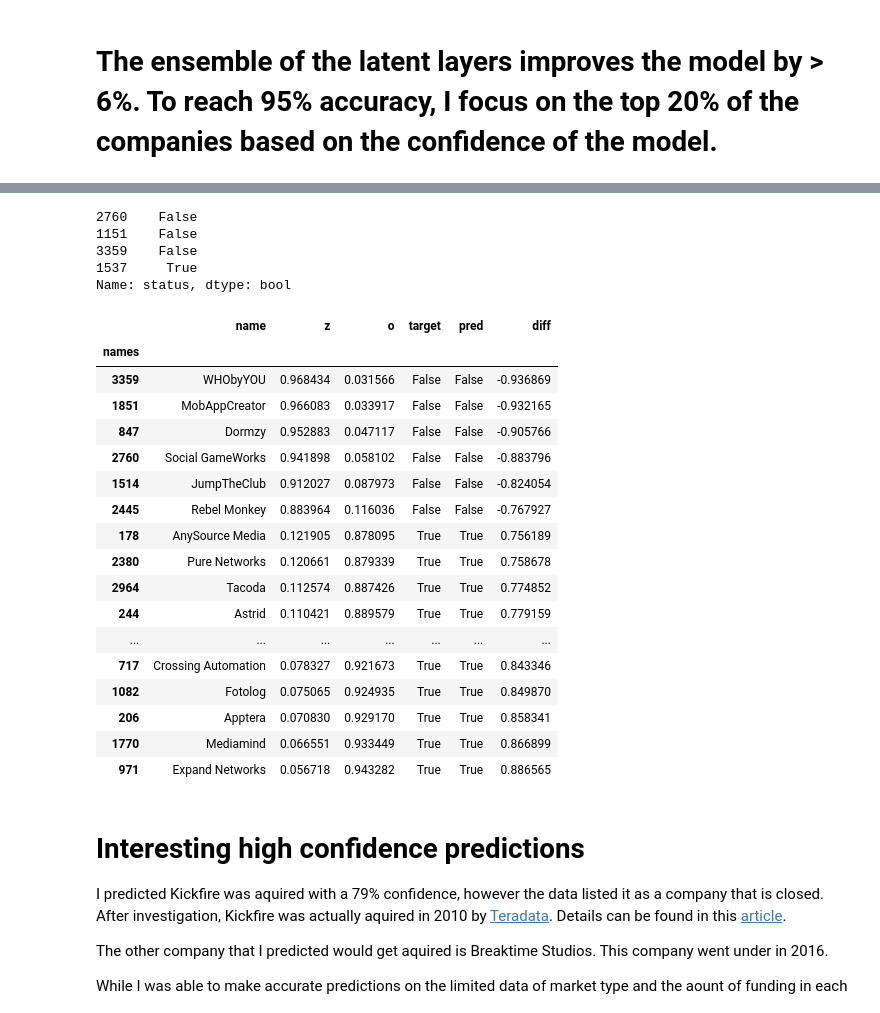
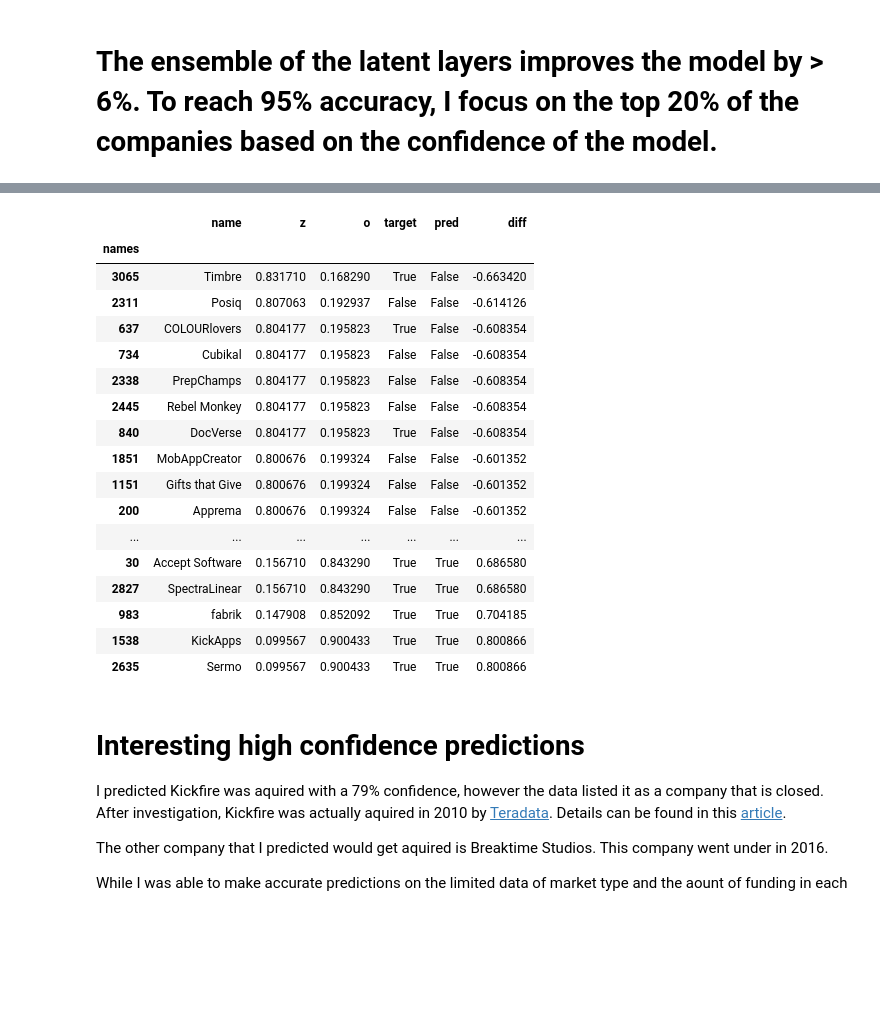
Before and after one commit to patrick-hanley/thought_experiments_original, a Jupyter notebook: _notebooks/2021-02-05-fastai_crunchbase.ipynb, the cells around one changed output, grey strips where cells are left out. Cells and saved outputs as stored; diff of their text form; code cells hidden in the pictures; blank space fills up the shorter version.

```diff
--- a/_notebooks/2021-02-05-fastai_crunchbase.ipynb
+++ b/_notebooks/2021-02-05-fastai_crunchbase.ipynb
@@ -527,10 +482,10 @@ combined_predictions.drop(['company_index'],axis=1,inplace=True, errors='ignore'
 combined_predictions.drop(['combined_confidence'],axis=1,inplace=True, errors='ignore')
 
 # add new feature summing predictions
-# combined_predictions['combined_confidence'] = combined_predictions.delta_RandomForest_aquired_embed_1_RandomForest_closed_embed_1 +\
-#  combined_predictions.delta_RandomForest_aquired_embed_2_RandomForest_closed_embed_2 +\
-#                   combined_predictions.delta_RandomForest_aquired_embed_3_RandomForest_closed_embed_3 +\
-#                    combined_predictions.delta_RandomForest_aquired_default_embedding_RandomForest_closed_default_embedding
+combined_predictions['combined_confidence'] = combined_predictions.delta_RandomForest_aquired_embed_1_RandomForest_closed_embed_1 +\
+ combined_predictions.delta_RandomForest_aquired_embed_2_RandomForest_closed_embed_2 +\
+                  combined_predictions.delta_RandomForest_aquired_embed_3_RandomForest_closed_embed_3 +\
+                   combined_predictions.delta_RandomForest_aquired_default_embedding_RandomForest_closed_default_embedding
 
 #now need to split d2 into train and valid sets
 X_train_combined, X_test_combined, y_train_combined, y_test_combined = train_test_split(combined_predictions, y_test, test_size=test_size, random_state=seed)
@@ -569,7 +524,7 @@ weighted avg       0.74      0.74      0.74       140
 # %%
 
-#clf = RandomForestClassifier(max_depth=3, random_state=0, oob_score=False, min_samples_split=100, n_estimators=5)
-clf = RandomForestClassifier(max_depth=200, random_state=0, oob_score=True, min_samples_split=30)
+clf = RandomForestClassifier(max_depth=3, random_state=0, oob_score=False, min_samples_split=100, n_estimators=5)
+#clf = RandomForestClassifier(max_depth=200, random_state=0, oob_score=True, min_samples_split=30)
 clf.fit(X_train_combined, y_train_combined)
 print (clf.score(X_test_combined, y_test_combined))
 # %% [output]
@@ -593,60 +532,52 @@ pred_df[:4]
-# %%
-y_test_combined[:4]
-# %% [output]
-2760    False
-1151    False
-3359    False
-1537     True
-Name: status, dtype: bool
 # %%
 #hide
 predicted_val=clf.predict_proba(X_test_combined)
-
+predicted=clf.predict(X_test_combined)
 
 pred_df=pd.DataFrame(predicted_val, columns=['z','o'])
 #pred_df['names']=(X_test_combined.company_index.values)
 
 pred_df['target']=y_test_combined.values
 pred_df['names']=y_test_combined.index
 pred_df['pred']=predicted
 
 
 pred_df['diff'] = pred_df.apply(lambda x: x['o'] - x['z'], axis=1)
 
 #pred_df=pred_df[np.abs(pred_df['diff'])>1.4]
 #pred_df=pred_df[(pred_df['diff']>1.7) | (pred_df['diff']<-1.58)] #93 with 4 models
 confident_pred_df=pred_df[(pred_df['diff']>1.21) | (pred_df['diff']<-1.22)] #92 with 1 model
-confident_pred_df=pred_df[(pred_df['diff']>.75) | (pred_df['diff']<-.75)] #92 with 1 model
+confident_pred_df=pred_df[(pred_df['diff']>.60) | (pred_df['diff']<-.60)] #92 with 1 model
 #confident_pred_df=pred_df
 
 
 #confident_pred_df.sort_values(by='diff')
 
 confident_pred_df.set_index('names',inplace=True)
 
 df_out = pd.merge(company_names, confident_pred_df, how = 'right',left_index = True, right_index = True)
 df_out.sort_values(by='diff')
 
 #confident_pred_df
 # %% [output]
 |  | name | z | o | target | pred | diff |
 | names |  |  |  |  |  |  |
-| 3359 | WHObyYOU | 0.968434 | 0.031566 | False | False | -0.936869 |
-| 1851 | MobAppCreator | 0.966083 | 0.033917 | False | False | -0.932165 |
-| 847 | Dormzy | 0.952883 | 0.047117 | False | False | -0.905766 |
-| 2760 | Social GameWorks | 0.941898 | 0.058102 | False | False | -0.883796 |
-| 1514 | JumpTheClub | 0.912027 | 0.087973 | False | False | -0.824054 |
-| 2445 | Rebel Monkey | 0.883964 | 0.116036 | False | False | -0.767927 |
-| 178 | AnySource Media | 0.121905 | 0.878095 | True | True | 0.756189 |
-| 2380 | Pure Networks | 0.120661 | 0.879339 | True | True | 0.758678 |
-| 2964 | Tacoda | 0.112574 | 0.887426 | True | True | 0.774852 |
-| 244 | Astrid | 0.110421 | 0.889579 | True | True | 0.779159 |
+| 3065 | Timbre | 0.831710 | 0.168290 | True | False | -0.663420 |
+| 2311 | Posiq | 0.807063 | 0.192937 | False | False | -0.614126 |
+| 637 | COLOURlovers | 0.804177 | 0.195823 | True | False | -0.608354 |
+| 734 | Cubikal | 0.804177 | 0.195823 | False | False | -0.608354 |
+| 2338 | PrepChamps | 0.804177 | 0.195823 | False | False | -0.608354 |
+| 2445 | Rebel Monkey | 0.804177 | 0.195823 | False | False | -0.608354 |
+| 840 | DocVerse | 0.804177 | 0.195823 | True | False | -0.608354 |
+| 1851 | MobAppCreator | 0.800676 | 0.199324 | False | False | -0.601352 |
+| 1151 | Gifts that Give | 0.800676 | 0.199324 | False | False | -0.601352 |
+| 200 | Apprema | 0.800676 | 0.199324 | False | False | -0.601352 |
 | ... | ... | ... | ... | ... | ... | ... |
-| 717 | Crossing Automation | 0.078327 | 0.921673 | True | True | 0.843346 |
-| 1082 | Fotolog | 0.075065 | 0.924935 | True | True | 0.849870 |
-| 206 | Apptera | 0.070830 | 0.929170 | True | True | 0.858341 |
-| 1770 | Mediamind | 0.066551 | 0.933449 | True | True | 0.866899 |
-| 971 | Expand Networks | 0.056718 | 0.943282 | True | True | 0.886565 |
+| 30 | Accept Software | 0.156710 | 0.843290 | True | True | 0.686580 |
+| 2827 | SpectraLinear | 0.156710 | 0.843290 | True | True | 0.686580 |
+| 983 | fabrik | 0.147908 | 0.852092 | True | True | 0.704185 |
+| 1538 | KickApps | 0.099567 | 0.900433 | True | True | 0.800866 |
+| 2635 | Sermo | 0.099567 | 0.900433 | True | True | 0.800866 |
 # %% [markdown]
 # Interesting high confidence predictions
 I predicted Kickfire was aquired with a 79% confidence, however the data listed it as a company that is closed.  After investigation, Kickfire was actually aquired in 2010 by [Teradata](https://www.teradata.com/).  Details can be found in this [article](https://https://www.infoworld.com/article/2625533/teradata-buys-analytics-vendor-kickfire.html).
```
Also changed, not shown: parts of 52 cells of this notebook.
